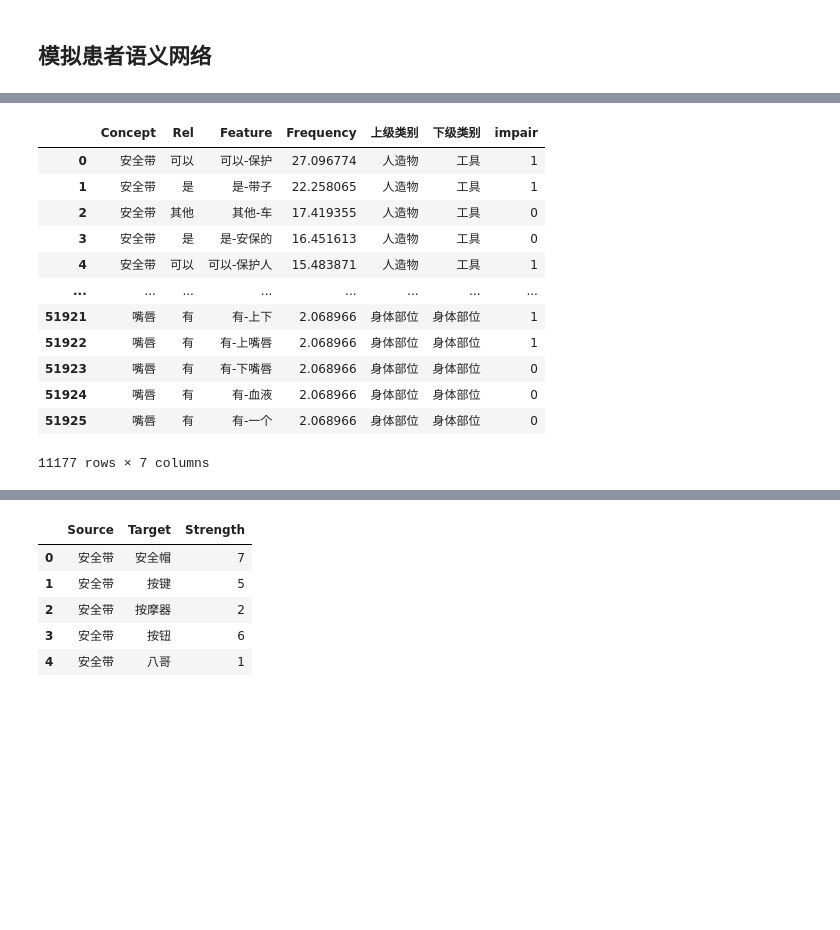
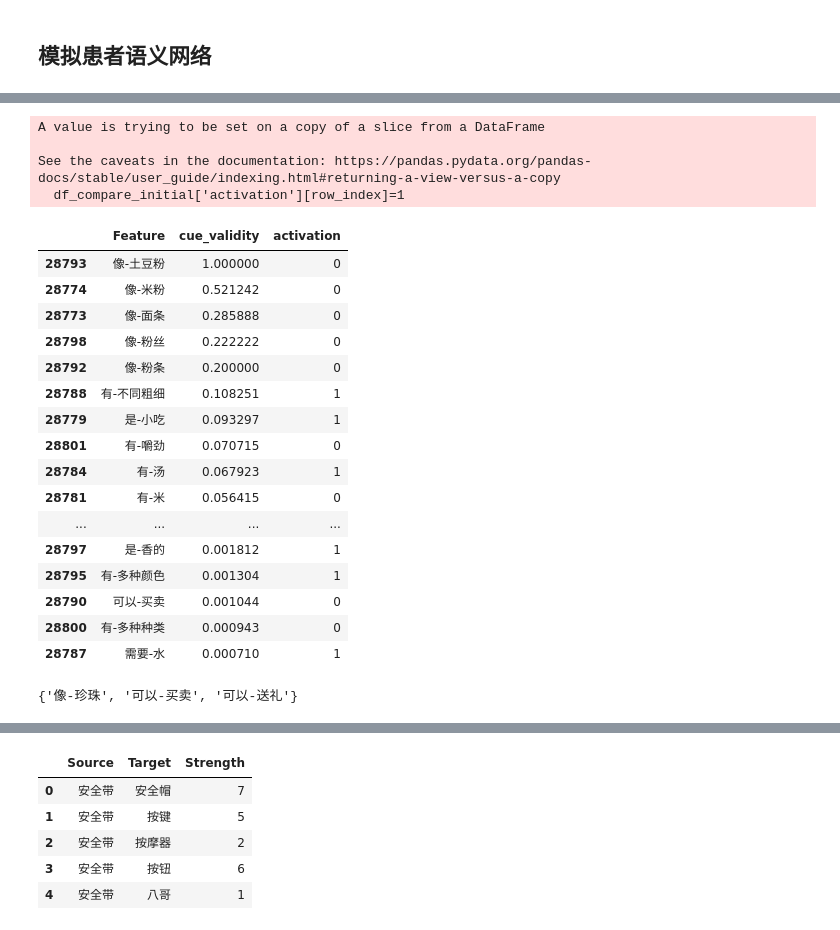
Before and after one commit to JoseZhangSH/SemanticNetwork_DataAnalysis, a Jupyter notebook: data/Data Processing.ipynb, the cells around one changed output, grey strips where cells are left out. Drawn from its saved outputs; the diff is of its cells as text; code cells hidden in the pictures; blank space fills up the shorter version.

```diff
--- a/data/Data Processing.ipynb
+++ b/data/Data Processing.ipynb
@@ -105,17 +270,0 @@ df_complete_individual = df_complete[df_complete['Concept'].isin(cues)]
-# %%
-## 随机采样，模拟受损的个人语义网络
-
-def Sample_PWA(df, sample_rate, mark_col):
-    np.random.seed(10)
-    remove_n = round(len(df)*sample_rate)
-    drop_indices = np.random.choice(df.index, remove_n, replace=False)
-
-    df_sample = df.copy()
-    df_sample[mark_col] = 0
-    for row in df_sample.iterrows():
-        if row[0] in drop_indices:
-            df_sample.loc[row[0],mark_col] = 1
-        else:
-            pass
-
-    return df_sample
@@ -122,18 +327,23 @@ def Sample_PWA(df, sample_rate, mark_col):
 # %%
-df_impair_individual = Sample_PWA(df_complete_individual, 0.7, 'impair')
+## 选择提示词相关的所有语义特征，作为个人语义网络数据
+df_complete_initial = df_exp[df_exp['Concept'].isin(intial_stimuli)]
+
+# 复制一份，默认所有概念-特征对的激活状态为 0
+df_compare_initial = df_complete_initial.copy()
+df_compare_initial['activation'] = 0
+
+# 【模拟】患者的语义特征分析数据
+df_pwa_initial = Sample_PWA(df_complete_initial, 0.5, 'activation')
+
+# 将与患者数据对应的概念-语义特征对的激活状态设为 1
+for row in df_pwa_initial.iterrows():
+    row_index = df_compare_initial.loc[(df_compare_initial['Concept'] == row[1]['Concept']) & (df_compare_initial['Feature'] == row[1]['Feature'])].index
+    df_compare_initial['activation'][row_index]=1
+
+df_compare_initial.head()
+df_compare_initial.to_csv('04_Compare/Concept-Feature-Network_compare_initial.csv', index=False)
+# %% [output]
+A value is trying to be set on a copy of a slice from a DataFrame
+
+See the caveats in the documentation: https://pandas.pydata.org/pandas-docs/stable/user_guide/indexing.html#returning-a-view-versus-a-copy
+  df_compare_initial['activation'][row_index]=1
-# %%
-df_impair_individual
-# %% [output]
-|  | Concept | Rel | Feature | Frequency | 上级类别 | 下级类别 | impair |
-| 0 | 安全带 | 可以 | 可以-保护 | 27.096774 | 人造物 | 工具 | 1 |
-| 1 | 安全带 | 是 | 是-带子 | 22.258065 | 人造物 | 工具 | 1 |
-| 2 | 安全带 | 其他 | 其他-车 | 17.419355 | 人造物 | 工具 | 0 |
-| 3 | 安全带 | 是 | 是-安保的 | 16.451613 | 人造物 | 工具 | 0 |
-| 4 | 安全带 | 可以 | 可以-保护人 | 15.483871 | 人造物 | 工具 | 1 |
-| ... | ... | ... | ... | ... | ... | ... | ... |
-| 51921 | 嘴唇 | 有 | 有-上下 | 2.068966 | 身体部位 | 身体部位 | 1 |
-| 51922 | 嘴唇 | 有 | 有-上嘴唇 | 2.068966 | 身体部位 | 身体部位 | 1 |
-| 51923 | 嘴唇 | 有 | 有-下嘴唇 | 2.068966 | 身体部位 | 身体部位 | 0 |
-| 51924 | 嘴唇 | 有 | 有-血液 | 2.068966 | 身体部位 | 身体部位 | 0 |
-| 51925 | 嘴唇 | 有 | 有-一个 | 2.068966 | 身体部位 | 身体部位 | 0 |
-11177 rows × 7 columns
@@ -146,0 +350,24 @@ df_impair_individual = pd.read_csv('01_Processed Data/PWA_Minor.csv')
+# %%
+List_Semantic_Feature(df_compare_initial,'米线')
+# %% [output]
+|  | Feature | cue_validity | activation |
+| 28793 | 像-土豆粉 | 1.000000 | 0 |
+| 28774 | 像-米粉 | 0.521242 | 0 |
+| 28773 | 像-面条 | 0.285888 | 0 |
+| 28798 | 像-粉丝 | 0.222222 | 0 |
+| 28792 | 像-粉条 | 0.200000 | 0 |
+| 28788 | 有-不同粗细 | 0.108251 | 1 |
+| 28779 | 是-小吃 | 0.093297 | 1 |
+| 28801 | 有-嚼劲 | 0.070715 | 0 |
+| 28784 | 有-汤 | 0.067923 | 1 |
+| 28781 | 有-米 | 0.056415 | 0 |
+| ... | ... | ... | ... |
+| 28797 | 是-香的 | 0.001812 | 1 |
+| 28795 | 有-多种颜色 | 0.001304 | 1 |
+| 28790 | 可以-买卖 | 0.001044 | 0 |
+| 28800 | 有-多种种类 | 0.000943 | 0 |
+| 28787 | 需要-水 | 0.000710 | 1 |
+# %%
+Extract_Associate_SemanticFeature(df_compare_initial, 'Concept', 'Feature', '宝石', '荔枝')
+# %% [output]
+{'像-珍珠', '可以-买卖', '可以-送礼'}
```
Also changed, not shown: parts of 44 cells of this notebook, 13 other files.
